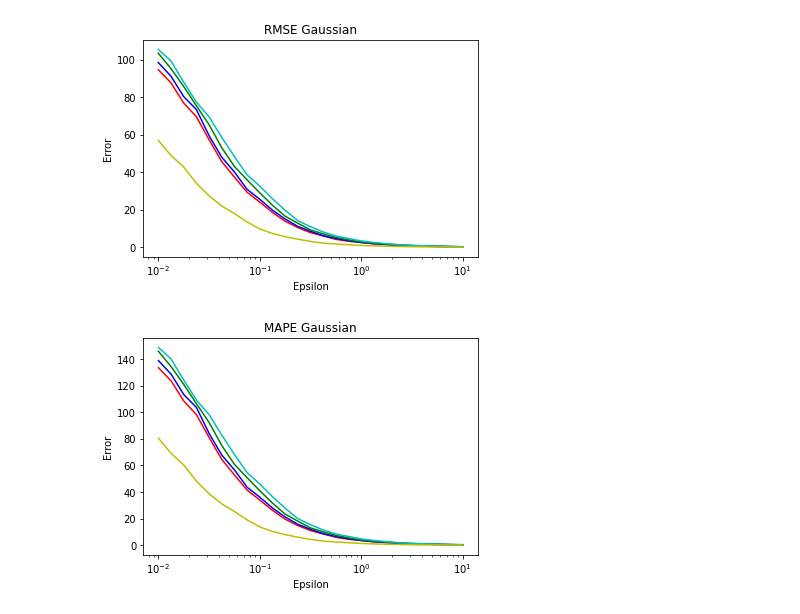
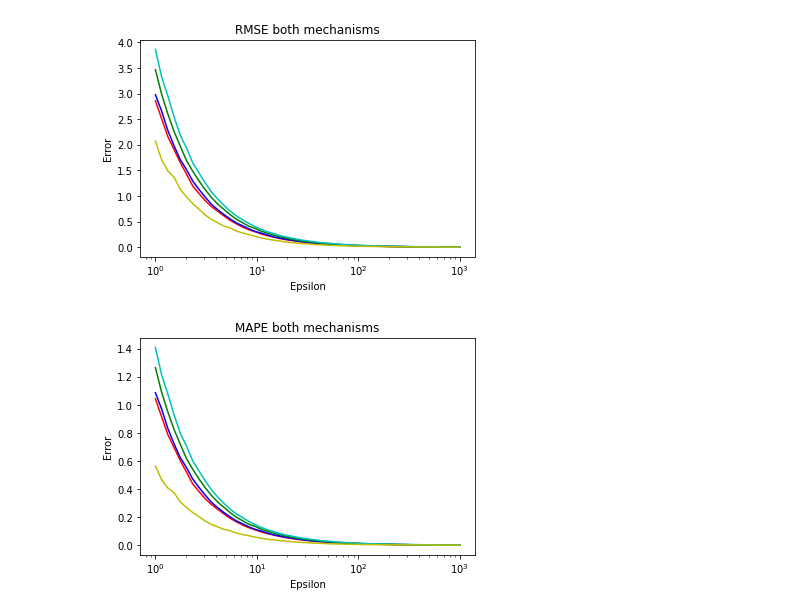
Before and after one commit to aleksandr-kataev/Privacy-Preserving-Algorithms, a Jupyter notebook: diffprivacyNoise.ipynb, the cells around one changed output. Saved outputs shown, nothing was run; the diff lists cells and outputs as text; code cells hidden in the pictures.

```diff
--- a/diffprivacyNoise.ipynb
+++ b/diffprivacyNoise.ipynb
@@ -86,7 +535,7 @@ for epsilon in epsilons:
     average_rmse = []
     average_mape = []
     for x in range(num_of_runs_for_epsilon):
-        private_wage_query = laplaceMechanism(wage_query, epsilon, 200)
+        private_wage_query = laplaceMechanism(wage_query, epsilon, 1, 1000)
         average_rmse.append(rmse(wage_query, private_wage_query))
         average_mape.append(mape(wage_query, private_wage_query))
     laplace_rmse.append(np.mean(average_rmse))
@@ -109,0 +613,27 @@ plt.show()
+# %%
+laplace_categorical_rmse = []
+laplace_categorical_mape = []
+for epsilon in epsilons:
+    average_rmse = []
+    average_mape = []
+    for x in range(num_of_runs_for_epsilon):
+        private_problem_query = []
+        for value in problem_query:
+            private_problem_query.append(laplaceMechanism(value, epsilon, 1, 1000))
+        average_rmse.append(mean_squared_error(problem_query, private_problem_query, squared=False))
+        average_mape.append(mape_array(problem_query, private_problem_query))
+    laplace_categorical_rmse.append(np.mean(average_rmse))
+    laplace_categorical_mape.append(np.mean(average_mape))
+
+
+plt.semilogx(epsilons, laplace_categorical_rmse)
+plt.xlabel('Epsilon')
+plt.ylabel('Error')
+plt.title("RMSE Categorical Laplace")
+plt.show()
+
+plt.semilogx(epsilons, laplace_categorical_mape)
+plt.xlabel('Epsilon')
+plt.ylabel('Error')
+plt.title("MAPE Categorical Laplace")
+plt.show()
@@ -110,5 +643,5 @@ plt.show()
 # %%
-delta_values = [1/100, 1/200, 1/1000, 1/10000]
+delta_values = [1/500, 1/1000, 1/10000, 1/100000]
 gaussian_error = []
 for delta_value in delta_values:
     gaussian_rmse = []
@@ -117,7 +650,7 @@ for delta_value in delta_values:
         average_rmse = []
         average_mape = []
         for x in range(num_of_runs_for_epsilon):
-            private_wage_query = gaussianMechanism(wage_query, epsilon, delta_value, 200)
+            private_wage_query = gaussianMechanism(wage_query, epsilon, 1, delta_value, 1000)
             average_rmse.append(rmse(wage_query, private_wage_query))
             average_mape.append(mape(wage_query, private_wage_query))
         gaussian_rmse.append(np.mean(average_rmse))
@@ -126,16 +659,16 @@ for delta_value in delta_values:
 # %%
 colors = ['r', 'b', 'g', 'c']
 for idx, error in enumerate(gaussian_error):
     plt.semilogx(epsilons, error[0], colors[idx])
 
 
 plt.semilogx(epsilons, laplace_rmse, 'y')
 plt.xlabel('Epsilon')
 plt.ylabel('Error')
-plt.title("RMSE Gaussian")
+plt.title("RMSE both mechanisms")
 plt.show()
 # %% [output]
-[figure, old version]
+[figure, new version]
 # %%
 for idx, error in enumerate(gaussian_error):
     plt.semilogx(epsilons, error[1], colors[idx])
@@ -143,9 +676,9 @@ for idx, error in enumerate(gaussian_error):
 plt.semilogx(epsilons, laplace_mape, 'y')
 plt.xlabel('Epsilon')
 plt.ylabel('Error')
-plt.title("MAPE Gaussian")
+plt.title("MAPE both mechanisms")
 plt.show()
 #https://www.sciencedirect.com/science/article/pii/S0166218X1630169X
 #https://desfontain.es/privacy/differential-privacy-in-practice.html
 # %% [output]
-[figure, old version]
+[figure, new version]
```
Also changed, not shown: parts of 32 cells of this notebook.
